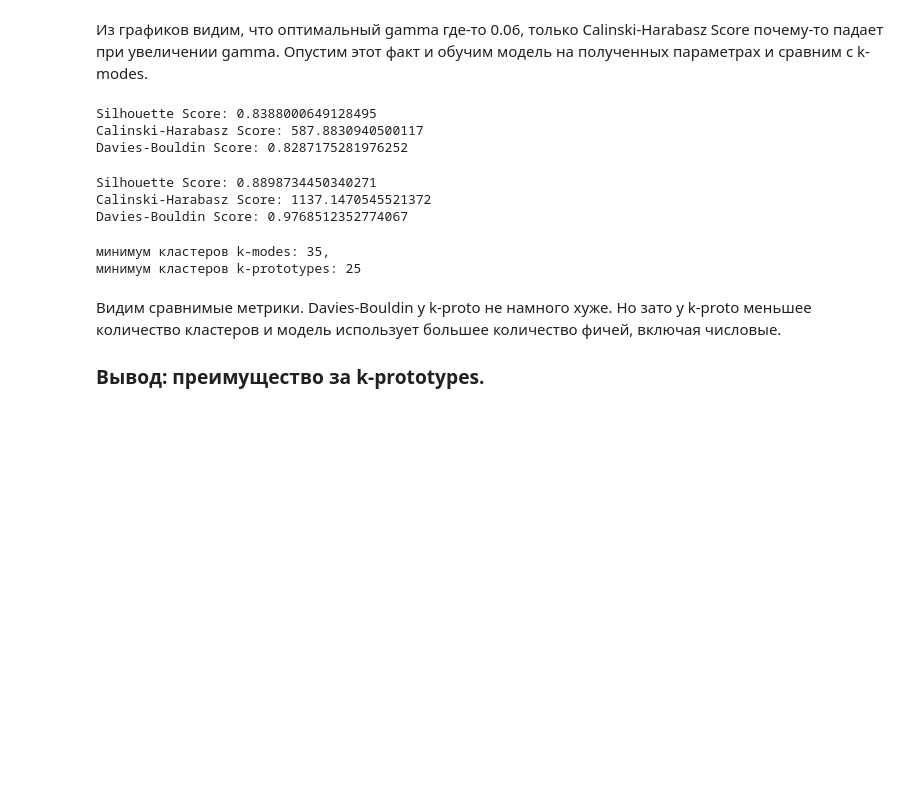
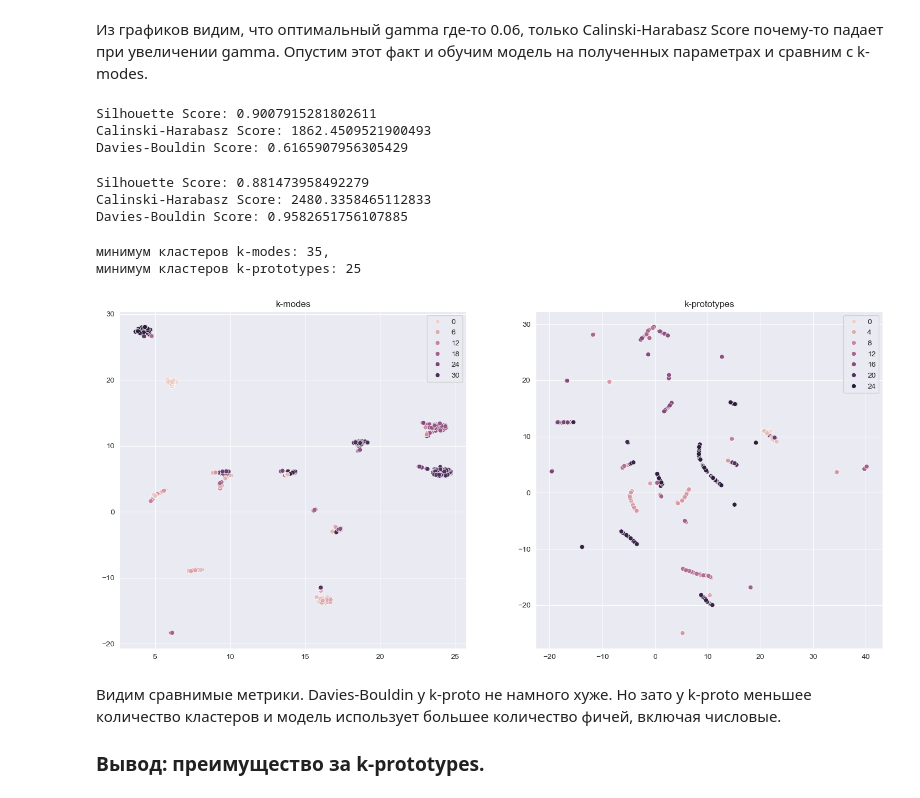
Before and after one commit to Patrick7777777/users_segmentation, a Jupyter notebook: main.ipynb, the cells around one changed output. Saved outputs shown, nothing was run; the diff lists cells and outputs as text; code cells hidden in the pictures; blank space fills up the shorter version.

Commit message:
made scatterplots

```diff
--- a/main.ipynb
+++ b/main.ipynb
@@ -450,30 +451,46 @@ multiple_graphs(3, 'gamma', test_results)
 Из графиков видим, что оптимальный gamma где-то 0.06, только Calinski-Harabasz Score почему-то падает при увеличении gamma.
 Опустим этот факт и обучим модель на полученных параметрах и сравним с k-modes.
 # %%
-X = df[final_cat_cols].head(num_rows)
+X_km = df[final_cat_cols].tail(1500)
 km = KModes(n_clusters=n_kmodes, random_state=42, init='Huang', n_jobs=-1)
-clusters = km.fit_predict(X)
-scores = scores_calc(X, clusters, 'hamming')
-print(f"Silhouette Score: {scores[0]} \nCalinski-Harabasz Score: {scores[1]}\nDavies-Bouldin Score: {scores[2]}")
+km_clusters = km.fit_predict(X_km)
+km_scores = scores_calc(X_km, km_clusters, 'hamming')
+print(f"Silhouette Score: {km_scores[0]} \nCalinski-Harabasz Score: {km_scores[1]}\nDavies-Bouldin Score: {km_scores[2]}")
 # %% [output]
-Silhouette Score: 0.8388000649128495
-Calinski-Harabasz Score: 587.8830940500117
-Davies-Bouldin Score: 0.8287175281976252
+Silhouette Score: 0.9007915281802611
+Calinski-Harabasz Score: 1862.4509521900493
+Davies-Bouldin Score: 0.6165907956305429
 # %%
-X = df[final_combined_cols].head(num_rows)
+X_kp = df[final_combined_cols].tail(1500)
 k_proto = KPrototypes(n_jobs=-1, random_state=42, n_clusters=n_proto, init = 'Huang', gamma=.06)
-clusters = k_proto.fit_predict(X, categorical=cats)
-scores = scores_calc(X, clusters, metric="precomputed")
-print(f"Silhouette Score: {scores[0]} \nCalinski-Harabasz Score: {scores[1]}\nDavies-Bouldin Score: {scores[2]}")
+kp_clusters = k_proto.fit_predict(X_kp, categorical=cats)
+kp_scores = scores_calc(X_kp, kp_clusters, metric="precomputed")
+print(f"Silhouette Score: {kp_scores[0]} \nCalinski-Harabasz Score: {kp_scores[1]}\nDavies-Bouldin Score: {kp_scores[2]}")
 # %% [output]
-Silhouette Score: 0.8898734450340271
-Calinski-Harabasz Score: 1137.1470545521372
-Davies-Bouldin Score: 0.9768512352774067
+Silhouette Score: 0.881473958492279
+Calinski-Harabasz Score: 2480.3358465112833
+Davies-Bouldin Score: 0.9582651756107885
 # %%
 print(f'минимум кластеров k-modes: {n_kmodes},\nминимум кластеров k-prototypes: {n_proto}')
 # %% [output]
 минимум кластеров k-modes: 35,
 минимум кластеров k-prototypes: 25
+# %%
+gm_kp = gower_matrix(X_kp)
+emb_kp = umap.UMAP(metric='precomputed').fit_transform(gm_kp)
+gm_km = gower_matrix(X_km)
+emb_km = umap.UMAP(metric='precomputed').fit_transform(gm_km)
+
+plt.figure(figsize=(18, 8))
+plt.subplot(1, 2, 1)
+sns.scatterplot(x=emb_km[:, 0], y=emb_km[:, 1], hue=km_clusters)
+plt.title('k-modes')
+plt.subplot(1, 2, 2)
+sns.scatterplot(x=emb_kp[:, 0], y=emb_kp[:, 1], hue=kp_clusters)
+plt.title('k-prototypes')
+plt.show()
+# %% [output]
+[figure, added]
 # %% [markdown]
 Видим сравнимые метрики. Davies-Bouldin у k-proto не намного хуже. Но зато у k-proto меньшее количество кластеров и модель использует большее количество фичей, включая числовые.
 ### Вывод: преимущество за k-prototypes.
```
Also changed, not shown: parts of 7 cells of this notebook.
